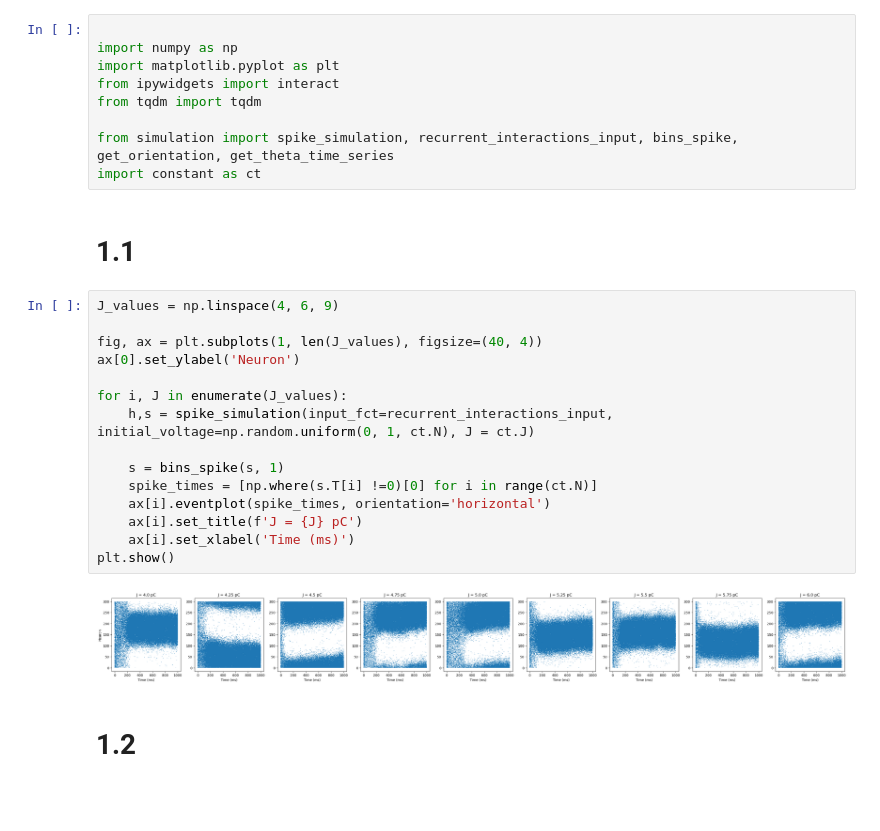
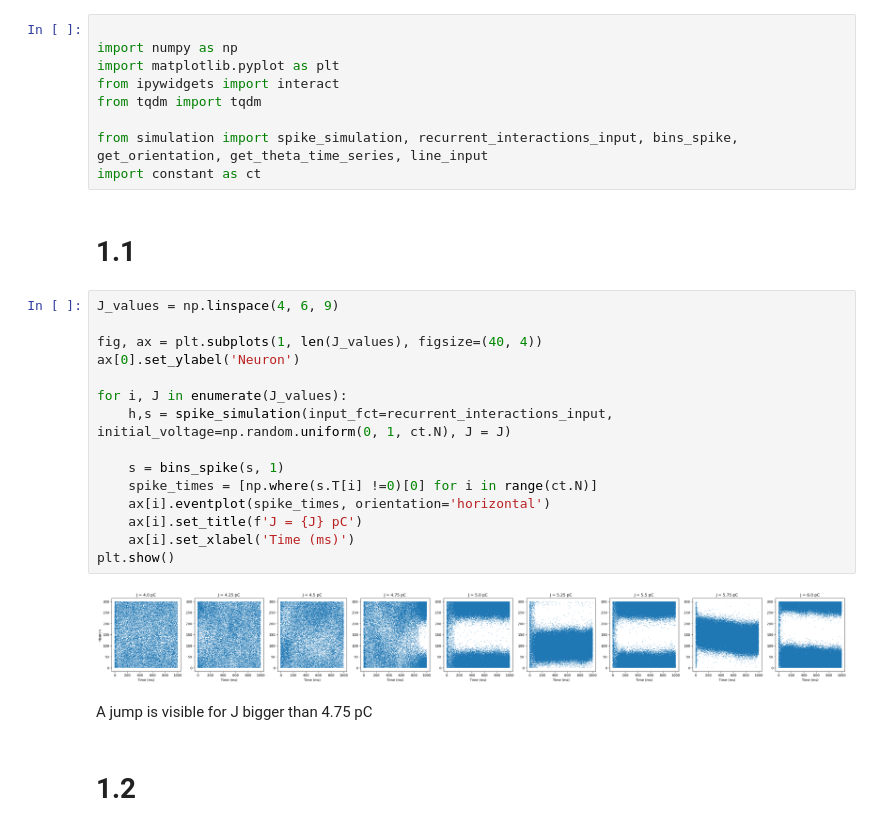
Before and after one commit to CamilleChallier/NX-465-Bump_Attractors, a Jupyter notebook: 1_bump_attractor.ipynb, the cells around one changed output. Saved outputs shown, nothing was run; the diff lists cells and outputs as text; blank space fills up the shorter version.

```diff
--- a/1_bump_attractor.ipynb
+++ b/1_bump_attractor.ipynb
@@ -5,27 +5,29 @@ import matplotlib.pyplot as plt
 from ipywidgets import interact
 from tqdm import tqdm
 
-from simulation import spike_simulation, recurrent_interactions_input, bins_spike, get_orientation, get_theta_time_series
+from simulation import spike_simulation, recurrent_interactions_input, bins_spike, get_orientation, get_theta_time_series, line_input
 import constant as ct
 # %% [markdown]
 # 1.1
 # %%
 J_values = np.linspace(4, 6, 9)
 
 fig, ax = plt.subplots(1, len(J_values), figsize=(40, 4))
 ax[0].set_ylabel('Neuron')
 
 for i, J in enumerate(J_values):
-    h,s = spike_simulation(input_fct=recurrent_interactions_input, initial_voltage=np.random.uniform(0, 1, ct.N), J = ct.J)
+    h,s = spike_simulation(input_fct=recurrent_interactions_input, initial_voltage=np.random.uniform(0, 1, ct.N), J = J)
 
     s = bins_spike(s, 1)
     spike_times = [np.where(s.T[i] !=0)[0] for i in range(ct.N)]
     ax[i].eventplot(spike_times, orientation='horizontal')
     ax[i].set_title(f'J = {J} pC')
     ax[i].set_xlabel('Time (ms)')
 plt.show()
 # %% [output]
-[figure, old version]
+[figure, new version]
+# %% [markdown]
+A jump is visible for J bigger than 4.75 pC
 # %% [markdown]
 # 1.2
 # %%
```
Also changed, not shown: parts of 8 cells of this notebook, 2 other files.
